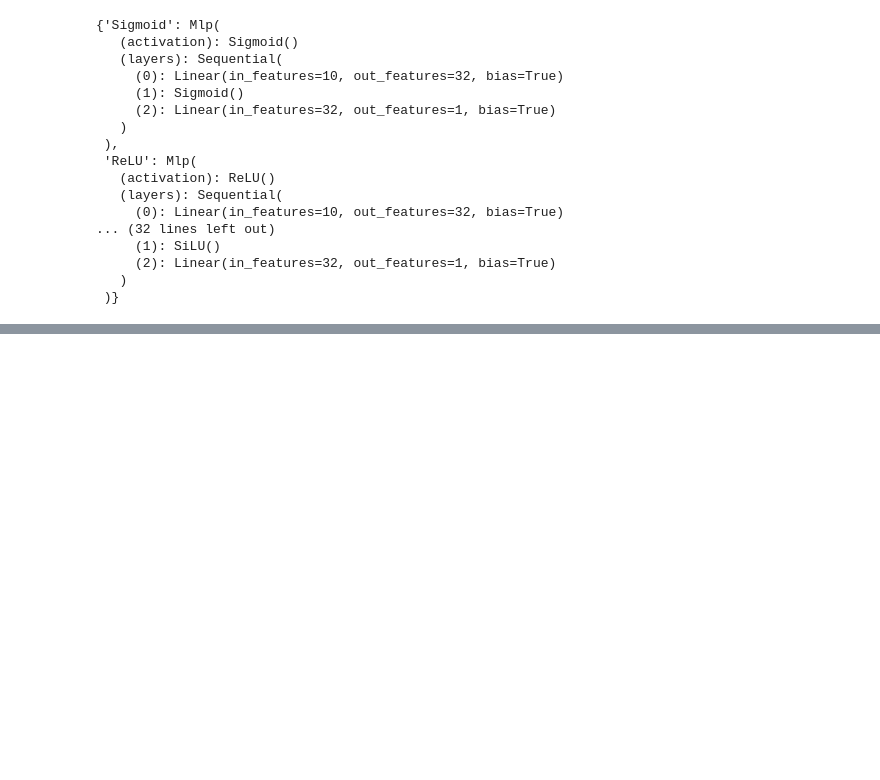
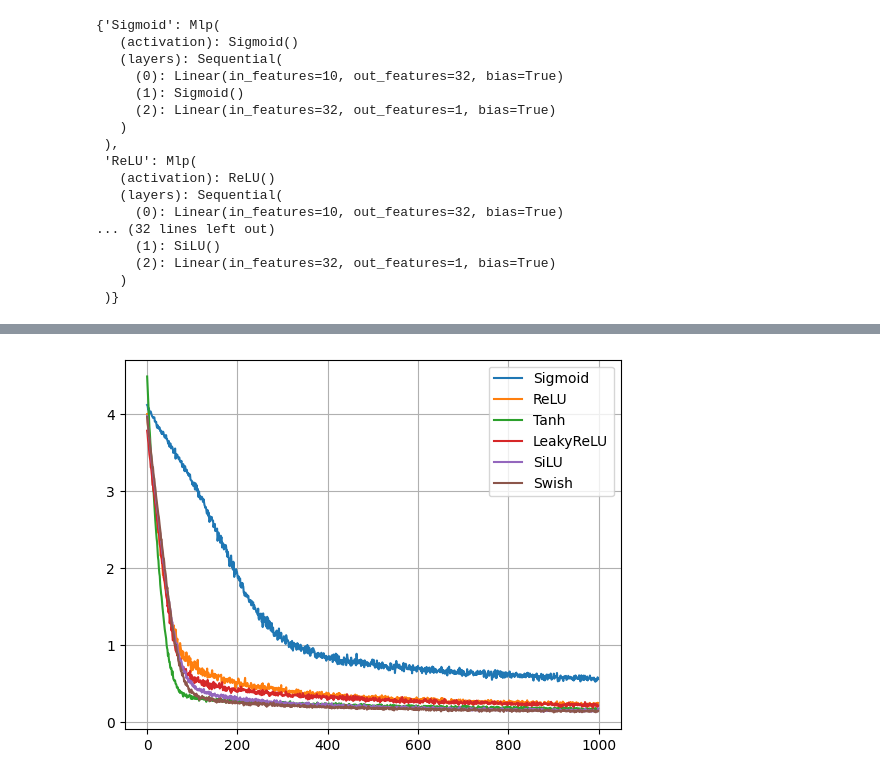
Before and after one commit to GolotsvanNikita/AI-Data-Science, a Jupyter notebook: works/work12.ipynb, the cells around one changed output, grey strips where cells are left out. Saved outputs shown, nothing was run; the diff lists cells and outputs as text; code cells hidden in the pictures; blank space fills up the shorter version.

```diff
--- a/works/work12.ipynb
+++ b/works/work12.ipynb
@@ -137,0 +155,23 @@ plt.show()
+# %%
+class MlpDropout(nn.Module):
+    def __init__(self, input_size=10, hidden_size=32, output_size=1, activation='ReLU'):
+        super(MlpDropout, self).__init__()
+        self.activation = activators.get(activation, None)
+        if self.activation is None:
+            raise ValueError(f"Undefined activator '{activation}'")
+        self.hidden = nn.Linear(input_size, hidden_size)
+        self.dropout = nn.Dropout(p=0.3)
+        self.output = nn.Linear(hidden_size, output_size)
+
+    def forward(self, x, mode='test'):
+        x = self.hidden(x)
+        x = self.activation(x)
+        if mode != 'test':
+            x = self.dropout(x)
+        x = self.output(x)
+        return x
+# %%
+mlps_d = {k: MlpDropout(activation=k) for k in activators.keys()}
+losses_d, predictions_d = train_models_set(mlps_d, xtrain, ytrain)
+print(*zip(*(predictions_d[k][:5] for k in mlps_d.keys() ), ytest[:5]), sep='\n')
+score_table(ytest, predictions_d)
@@ -137,0 +192,4 @@ plt.show()
+# %%
+graph(losses_d)
+# %% [output]
+[figure, added]
```
Also changed, not shown: parts of 19 cells of this notebook, 1 other file.
